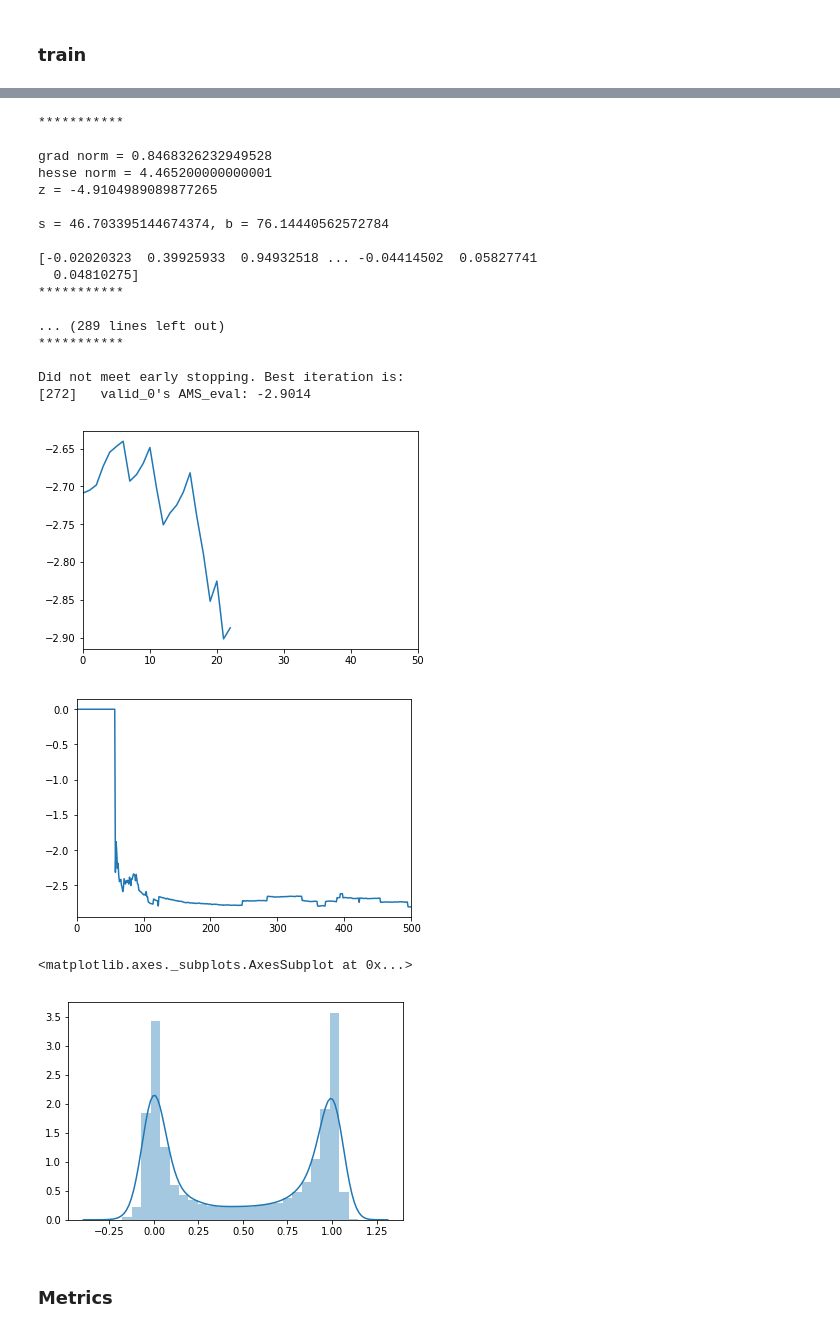
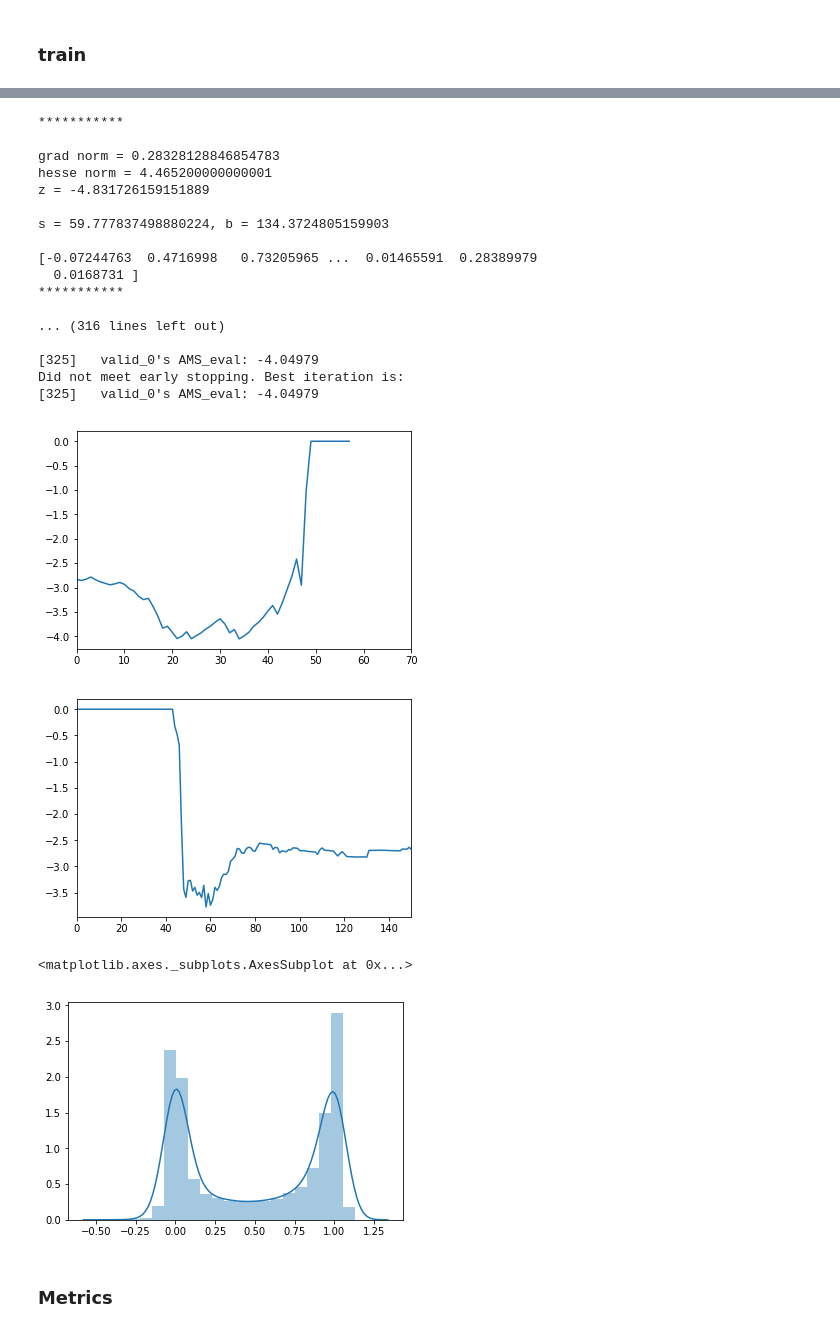
Before and after one commit to ofivite/MISP2019, a Jupyter notebook: school_preliminary_studies.ipynb, the cells around one changed output, grey strips where cells are left out. Saved outputs shown, nothing was run; the diff lists cells and outputs as text; code cells hidden in the pictures.

```diff
--- a/school_preliminary_studies.ipynb
+++ b/school_preliminary_studies.ipynb
@@ -353,7 +354,9 @@ test_data  = lgb.Dataset(X_test, label=y_test, free_raw_data=False)
 # %%
 lgb_params = {'seed': 123,
            'num_leaves': 30, 'max_depth': -1, 'subsample': .9, 'colsample_bytree': .9,
-           'learning_rate': 0.01, 'min_child_weight': 1 # ,'lambda': 2.511502718995968,
+          'num_threads': 1, 'random_seed': 123, 'feature_fraction_seed': 123, 'bagging_seed': 123, 'drop_seed': 123,
+           'learning_rate': 0.05, 'min_child_weight': 1 # ,'lambda': 2.511502718995968,
+
                }
 
 # lgb_params = {'seed': 123,
@@ -410,10 +413,10 @@ def AMS_loss(preds, train_data):
     print(preds, '\n***********\n')
     return grad, hess
 # %%
-num_round = 250
+num_round = 300
 evals_result = {}
 init_lgb_booster = lgb.train(lgb_params, train_data, num_round, verbose_eval=10, feval=AMS_eval,
-#                              early_stopping_rounds=20,
+#                              early_stopping_rounds=30,
                              valid_sets=[test_data], evals_result=evals_result, keep_training_booster = False)
 #, early_stopping_rounds=20, verbose_eval=True, valid_sets=[test_data]
 # feval=AMS_eval,
@@ -440,6 +443,6 @@ init_lgb_booster.save_model('init_lgb_booster.txt')
 <lightgbm.basic.Booster at 0x...>
 # %%
-num_round = 23
+num_round = 25
 extraboost_evals_result = {}
 lgb_booster = lgb.train(lgb_params, train_data, num_round, verbose_eval=5, init_model='init_lgb_booster.txt',
                         fobj=AMS_loss, feval=AMS_eval, valid_sets=[test_data], evals_result=extraboost_evals_result, early_stopping_rounds=100)
@@ -449,50 +452,51 @@ lgb_booster = lgb.train(lgb_params, train_data, num_round, verbose_eval=5, init_
 # %% [output]
 ***********
 
-grad norm = 0.8468326232949528
+grad norm = 0.28328128846854783
 hesse norm = 4.465200000000001
-z = -4.9104989089877265
+z = -4.831726159151889
 
-s = 46.703395144674374, b = 76.14440562572784
+s = 59.777837498880224, b = 134.3724805159903
 
-[-0.02020323  0.39925933  0.94932518 ... -0.04414502  0.05827741
-  0.04810275]
+[-0.07244763  0.4716998   0.73205965 ...  0.01465591  0.28389979
+  0.0168731 ]
 ***********
 
-... (289 lines left out)
-***********
+... (316 lines left out)
 
+[325]   valid_0's AMS_eval: -4.04979
 Did not meet early stopping. Best iteration is:
-[272]   valid_0's AMS_eval: -2.9014
+[325]   valid_0's AMS_eval: -4.04979
 # %%
 plt.plot(extraboost_evals_result['valid_0']['AMS_eval'])
-plt.xlim((0, 50))
+plt.xlim((0, 70))
 # plt.ylim((-3, 0))
 plt.show()
 # %% [output]
-[figure, old version]
+[figure, new version]
 # %%
 plt.plot(evals_result['valid_0']['AMS_eval'])
-plt.xlim((0, 500))
+plt.xlim((0, 150))
 plt.show()
 # plt.savefig('ams_loss.png')
 # %% [output]
-[figure, old version]
+[figure, new version]
 # %%
 prediction_train = lgb_booster.predict(X_train)
 prediction_test = lgb_booster.predict(X_test)
 prediction_val = lgb_booster.predict(X_val)
-prediction_lgb = lgb_booster.predict(predict_data)
+# prediction_lgb = lgb_booster.predict(predict_data)
 
+init_lgb_booster = lgb.Booster(model_file='init_lgb_booster.txt')
 init_prediction_train = init_lgb_booster.predict(X_train)
 init_prediction_test = init_lgb_booster.predict(X_test)
 init_prediction_val = init_lgb_booster.predict(X_val)
-init_prediction_lgb = init_lgb_booster.predict(predict_data)
+# init_prediction_lgb = init_lgb_booster.predict(predict_data)
 # %%
-sns.distplot(init_prediction_train)
+sns.distplot(init_prediction_val)
 # %% [output]
 <matplotlib.axes._subplots.AxesSubplot at 0x...>
-[figure, old version]
+[figure, new version]
 # %% [markdown]
 ### **Metrics**
 # %%
```
Also changed, not shown: parts of 23 cells of this notebook, 1 other file.
